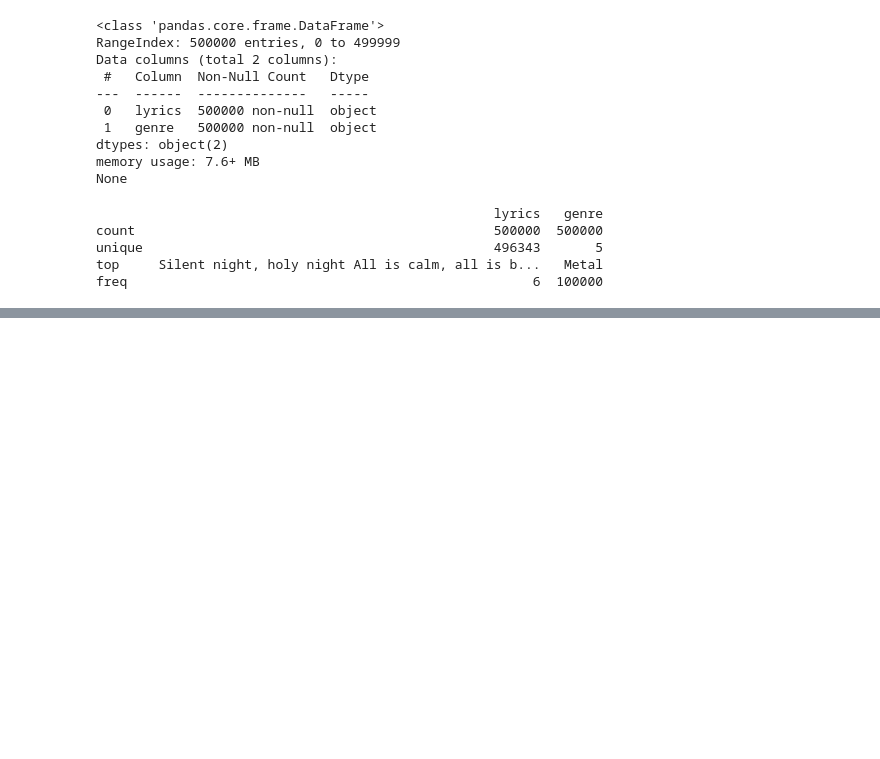
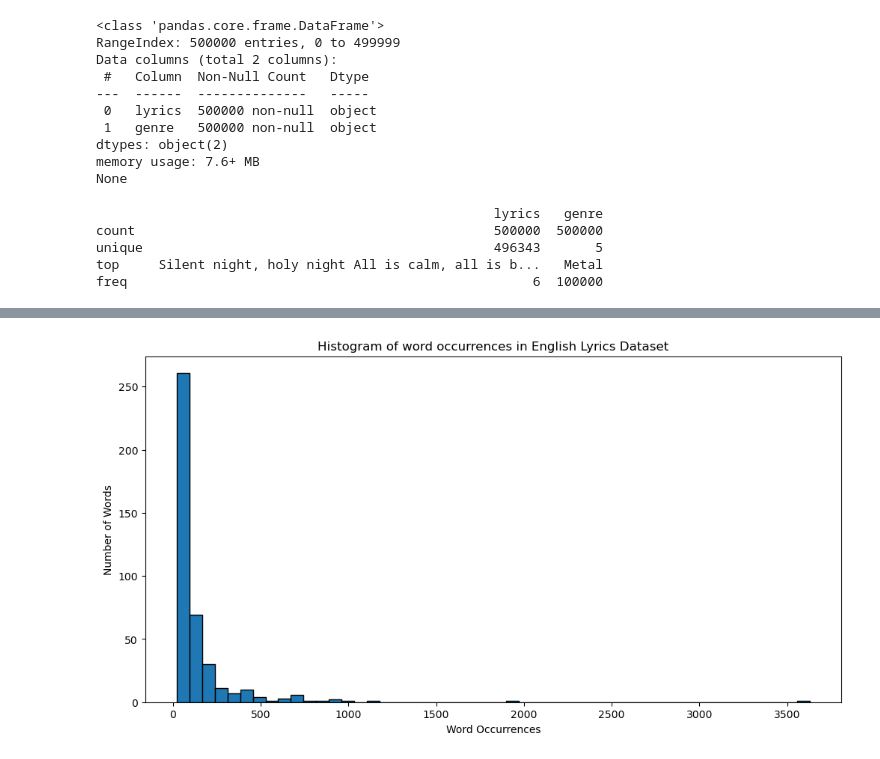
Before and after one commit to 15Max/LatentDirichletAllocation, a Jupyter notebook: notebooks/eda.ipynb, the cells around one changed output, grey strips where cells are left out. Cells and saved outputs as stored; diff of their text form; code cells hidden in the pictures; blank space fills up the shorter version.

```diff
--- a/notebooks/eda.ipynb
+++ b/notebooks/eda.ipynb
@@ -55,0 +104,8 @@ freq                                                    6  100000
+# %%
+# Checks if dataset folder exists in processed, if not it processes the dataset. Otherwise it loads it
+if not os.path.exists(proc_path):
+    dataset = preprocessor.preprocess_dataset(documents_path = corpus_path,labels_path = label_path)
+    dataset.save(proc_path)
+else:
+    dataset = Dataset()
+    dataset.load_custom_dataset_from_folder(proc_path)
@@ -55,0 +159,30 @@ freq                                                    6  100000
+# %%
+# Get the vocabulary (which is a list of words)
+vocab = dataset.get_vocabulary()
+
+# Get the documents (list of lyrics) from the dataset
+documents = dataset.get_corpus()
+
+# Initialize a dictionary to count occurrences
+word_occurrences = defaultdict(int)
+
+# Count the number of times each word in the vocabulary appears in the lyrics
+for lyrics in documents:
+    for word in vocab:
+        word_occurrences[word] += lyrics.count(word)  # Count the occurrences of each vocabulary word
+
+# Convert to DataFrame
+word_count_df = pd.DataFrame.from_dict(word_occurrences, orient='index', columns=['count'])
+
+# Reset index to have words as a separate column
+word_count_df = word_count_df.reset_index().rename(columns={'index': 'word'})
+
+# Plot the histogram
+plt.figure(figsize=(12, 6))
+plt.hist(word_count_df['count'], bins=50, edgecolor='k')
+plt.xlabel('Word Occurrences')
+plt.ylabel('Number of Words')
+plt.title('Histogram of word occurrences in English Lyrics Dataset')
+plt.show()
+# %% [output]
+[figure, added]
```
Also changed, not shown: parts of 11 cells of this notebook, 1 other file.
